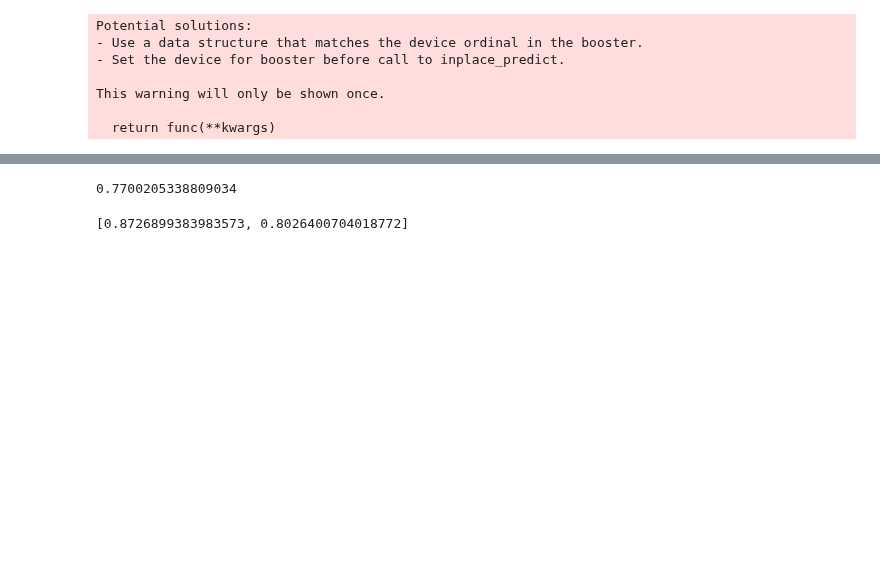
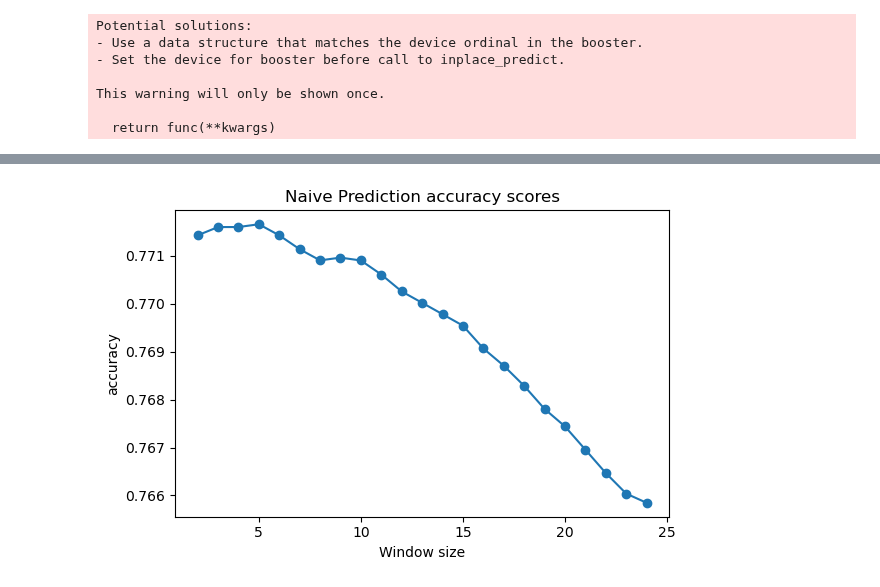
Before and after one commit to srijanrodo/erdos_regime_switch, a Jupyter notebook: template_training.ipynb, the cells around one changed output, grey strips where cells are left out. Cells and saved outputs as stored; diff of their text form; code cells hidden in the pictures; blank space fills up the shorter version.

```diff
--- a/template_training.ipynb
+++ b/template_training.ipynb
@@ -140,15 +214,16 @@ for m in models:
     a=a/ns
     accuracies.append(a)
 # %%
-#Naive prediction
-a=0
-for i in range(ns):
-    a+=accuracy_score([1]*len(testing_list[i][1]),testing_list[i][1])
-a=a/ns
-print(a)
+#Naive Prediction
+accuracies = {}
+for window in training_lists.keys():
+    training_list = training_lists[window]
+    testing_list = testing_lists[window]
+    a=0
+    for i in range(ns):
+        a+= accuracy_score([1]*len(testing_list[i][1]),testing_list[i][1])
+    a=a/ns
+    accuracies[window] = a
+plot_accuracies(accuracies, "Naive Prediction")
 # %% [output]
-0.7700205338809034
+[figure, added]
-# %%
-accuracies
-# %% [output]
-[0.8726899383983573, 0.8026400704018772]
```
Also changed, not shown: parts of 9 cells of this notebook.
